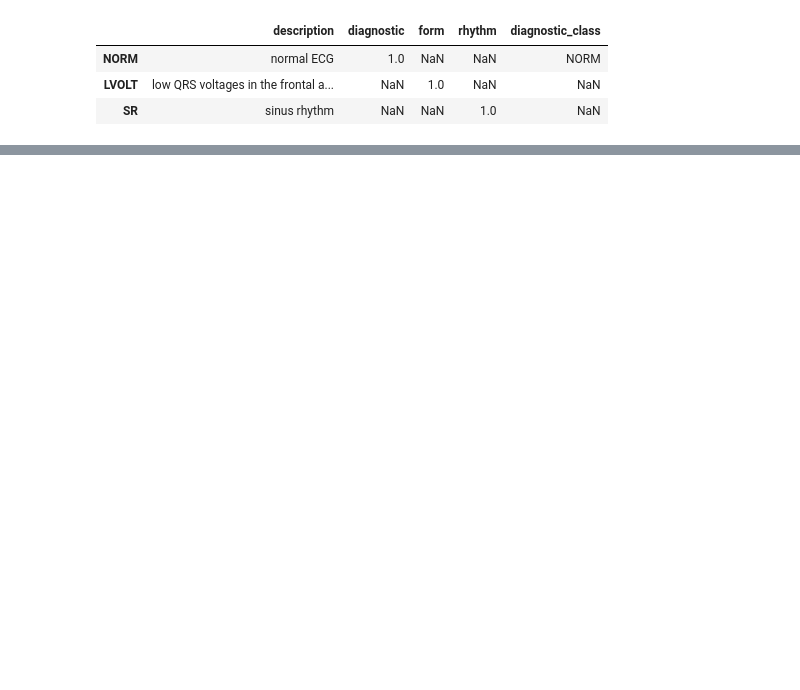
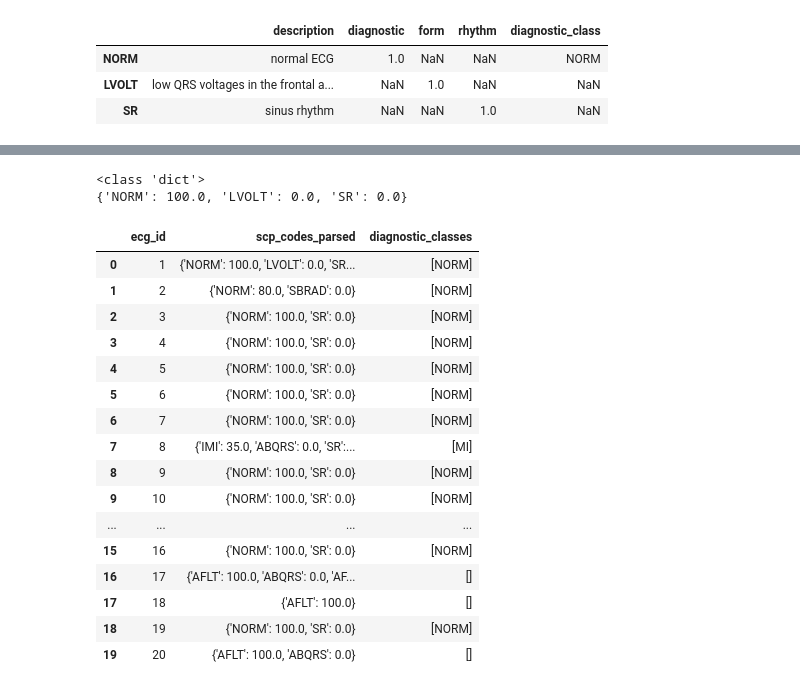
Before and after one commit to spestivekirb/ptbxl-ecg-classification, a Jupyter notebook: notebooks/exploration.ipynb, the cells around one changed output, grey strips where cells are left out. Saved outputs shown, nothing was run; the diff lists cells and outputs as text; code cells hidden in the pictures; blank space fills up the shorter version.

```diff
--- a/notebooks/exploration.ipynb
+++ b/notebooks/exploration.ipynb
@@ -205,0 +219,6 @@ scp.loc[
+# %%
+diagnostic_scp = scp[scp["diagnostic"] == 1]
+
+diagnostic_scp[
+    ["description", "diagnostic_class", "diagnostic_subclass"]
+].head(15)
@@ -205,0 +259,4 @@ scp.loc[
+# %%
+import ast
+
+df["scp_codes_parsed"] = df["scp_codes"].apply(ast.literal_eval)
@@ -205,0 +280,14 @@ scp.loc[
+# %%
+def get_diagnostic_classes(codes):
+    classes = set()
+
+    for code in codes:
+        if code in diagnostic_scp.index:
+            diagnostic_class = diagnostic_scp.loc[
+                code, "diagnostic_class"
+            ]
+
+            if pd.notna(diagnostic_class):
+                classes.add(diagnostic_class)
+
+    return sorted(classes)
@@ -205,0 +310,36 @@ scp.loc[
+# %%
+df["diagnostic_classes"] = df["scp_codes_parsed"].apply(
+    get_diagnostic_classes
+)
+# %%
+print(type(df.iloc[0]["scp_codes_parsed"]))
+print(df.iloc[0]["scp_codes_parsed"])
+# %% [output]
+<class 'dict'>
+{'NORM': 100.0, 'LVOLT': 0.0, 'SR': 0.0}
+# %%
+df[
+    [
+        "ecg_id",
+        "scp_codes_parsed",
+        "diagnostic_classes"
+    ]
+].head(20)
+# %% [output]
+|  | ecg_id | scp_codes_parsed | diagnostic_classes |
+| 0 | 1 | {'NORM': 100.0, 'LVOLT': 0.0, 'SR... | [NORM] |
+| 1 | 2 | {'NORM': 80.0, 'SBRAD': 0.0} | [NORM] |
+| 2 | 3 | {'NORM': 100.0, 'SR': 0.0} | [NORM] |
+| 3 | 4 | {'NORM': 100.0, 'SR': 0.0} | [NORM] |
+| 4 | 5 | {'NORM': 100.0, 'SR': 0.0} | [NORM] |
+| 5 | 6 | {'NORM': 100.0, 'SR': 0.0} | [NORM] |
+| 6 | 7 | {'NORM': 100.0, 'SR': 0.0} | [NORM] |
+| 7 | 8 | {'IMI': 35.0, 'ABQRS': 0.0, 'SR':... | [MI] |
+| 8 | 9 | {'NORM': 100.0, 'SR': 0.0} | [NORM] |
+| 9 | 10 | {'NORM': 100.0, 'SR': 0.0} | [NORM] |
+| ... | ... | ... | ... |
+| 15 | 16 | {'NORM': 100.0, 'SR': 0.0} | [NORM] |
+| 16 | 17 | {'AFLT': 100.0, 'ABQRS': 0.0, 'AF... | [] |
+| 17 | 18 | {'AFLT': 100.0} | [] |
+| 18 | 19 | {'NORM': 100.0, 'SR': 0.0} | [NORM] |
+| 19 | 20 | {'AFLT': 100.0, 'ABQRS': 0.0} | [] |
```
Also changed, not shown: parts of 18 cells of this notebook.
